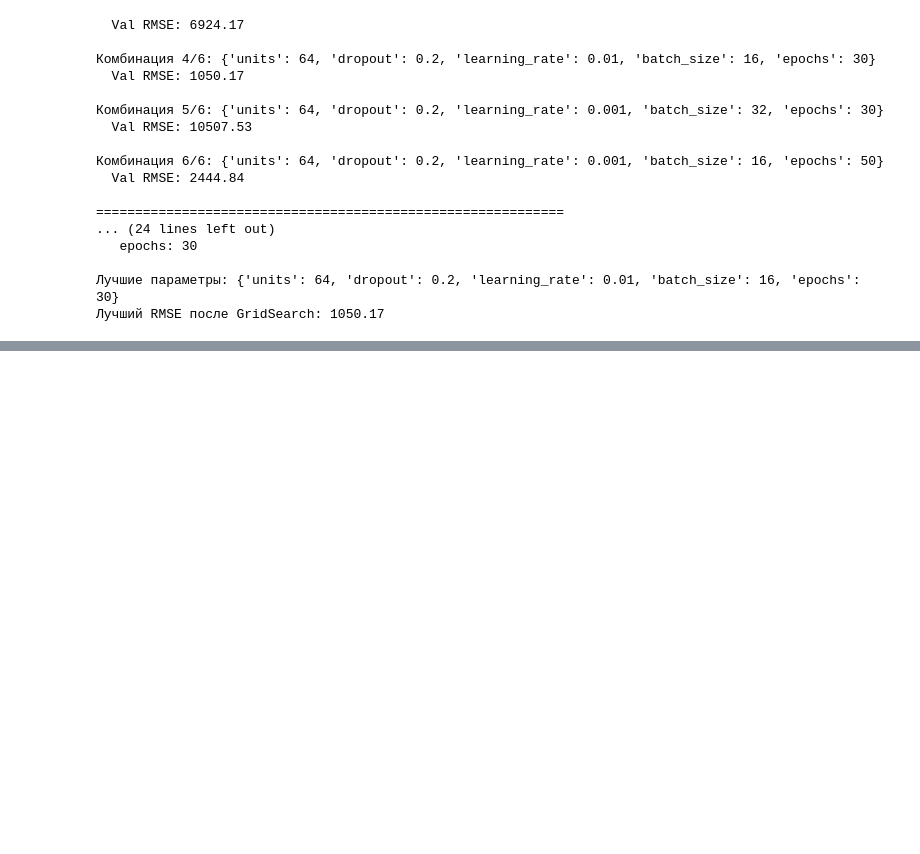
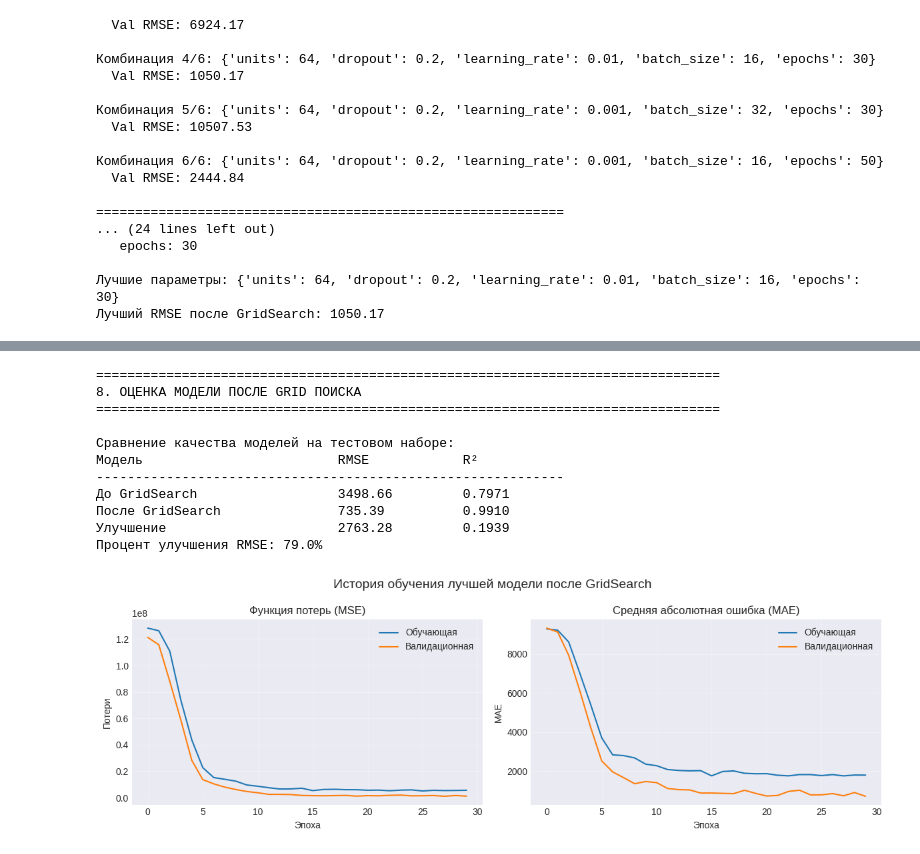
Before and after one commit to CopypastCore/IAD, a Jupyter notebook: determination_of_profit&loss.ipynb, the cells around one changed output, grey strips where cells are left out. Cells and saved outputs as stored; diff of their text form; code cells hidden in the pictures; blank space fills up the shorter version.

```diff
--- a/determination_of_profit&loss.ipynb
+++ b/determination_of_profit&loss.ipynb
@@ -836,0 +666,66 @@ AttributeError: 'super' object has no attribute '__sklearn_tags__'
+# %%
+# 8. Оценка модели после Grid поиска
+print("\n" + "="*80)
+print("8. ОЦЕНКА МОДЕЛИ ПОСЛЕ GRID ПОИСКА")
+print("="*80)
+
+# Прогноз на тестовом наборе
+y_test_pred_grid = best_grid_model.predict(X_test, verbose=0).flatten()
+
+# Метрики на тестовом наборе
+test_rmse_grid = np.sqrt(mean_squared_error(y_test, y_test_pred_grid))
+test_r2_grid = r2_score(y_test, y_test_pred_grid)
+
+print("\nСравнение качества моделей на тестовом наборе:")
+print(f"{'Модель':<30} {'RMSE':<15} {'R²':<15}")
+print(f"{'-'*60}")
+print(f"{'До GridSearch':<30} {test_rmse:<15.2f} {test_r2:<15.4f}")
+print(f"{'После GridSearch':<30} {test_rmse_grid:<15.2f} {test_r2_grid:<15.4f}")
+
+if test_rmse_grid < test_rmse:
+    improvement = test_rmse - test_rmse_grid
+    r2_improvement = test_r2_grid - test_r2
+    print(f"{'Улучшение':<30} {improvement:<15.2f} {r2_improvement:<15.4f}")
+    improvement_percent = (improvement / test_rmse) * 100
+    print(f"Процент улучшения RMSE: {improvement_percent:.1f}%")
+else:
+    print(f"{'Ухудшение':<30} {(test_rmse_grid - test_rmse):<15.2f} {(test_r2 - test_r2_grid):<15.4f}")
+
+# Визуализация истории обучения лучшей модели после GridSearch
+best_grid_result = sorted_results[0]
+plt.figure(figsize=(12, 4))
+
+plt.subplot(1, 2, 1)
+plt.plot(best_grid_result['history'].history['loss'], label='Обучающая')
+plt.plot(best_grid_result['history'].history['val_loss'], label='Валидационная')
+plt.title('Функция потерь (MSE)')
+plt.xlabel('Эпоха')
+plt.ylabel('Потери')
+plt.legend()
+plt.grid(True, alpha=0.3)
+
+plt.subplot(1, 2, 2)
+plt.plot(best_grid_result['history'].history['mae'], label='Обучающая')
+plt.plot(best_grid_result['history'].history['val_mae'], label='Валидационная')
+plt.title('Средняя абсолютная ошибка (MAE)')
+plt.xlabel('Эпоха')
+plt.ylabel('MAE')
+plt.legend()
+plt.grid(True, alpha=0.3)
+
+plt.suptitle('История обучения лучшей модели после GridSearch', fontsize=14)
+plt.tight_layout()
+plt.show()
+# %% [output]
+================================================================================
+8. ОЦЕНКА МОДЕЛИ ПОСЛЕ GRID ПОИСКА
+================================================================================
+
+Сравнение качества моделей на тестовом наборе:
+Модель                         RMSE            R²
+------------------------------------------------------------
+До GridSearch                  3498.66         0.7971
+После GridSearch               735.39          0.9910
+Улучшение                      2763.28         0.1939
+Процент улучшения RMSE: 79.0%
+[figure, added]
```
Also changed, not shown: parts of 1 cell of this notebook.
